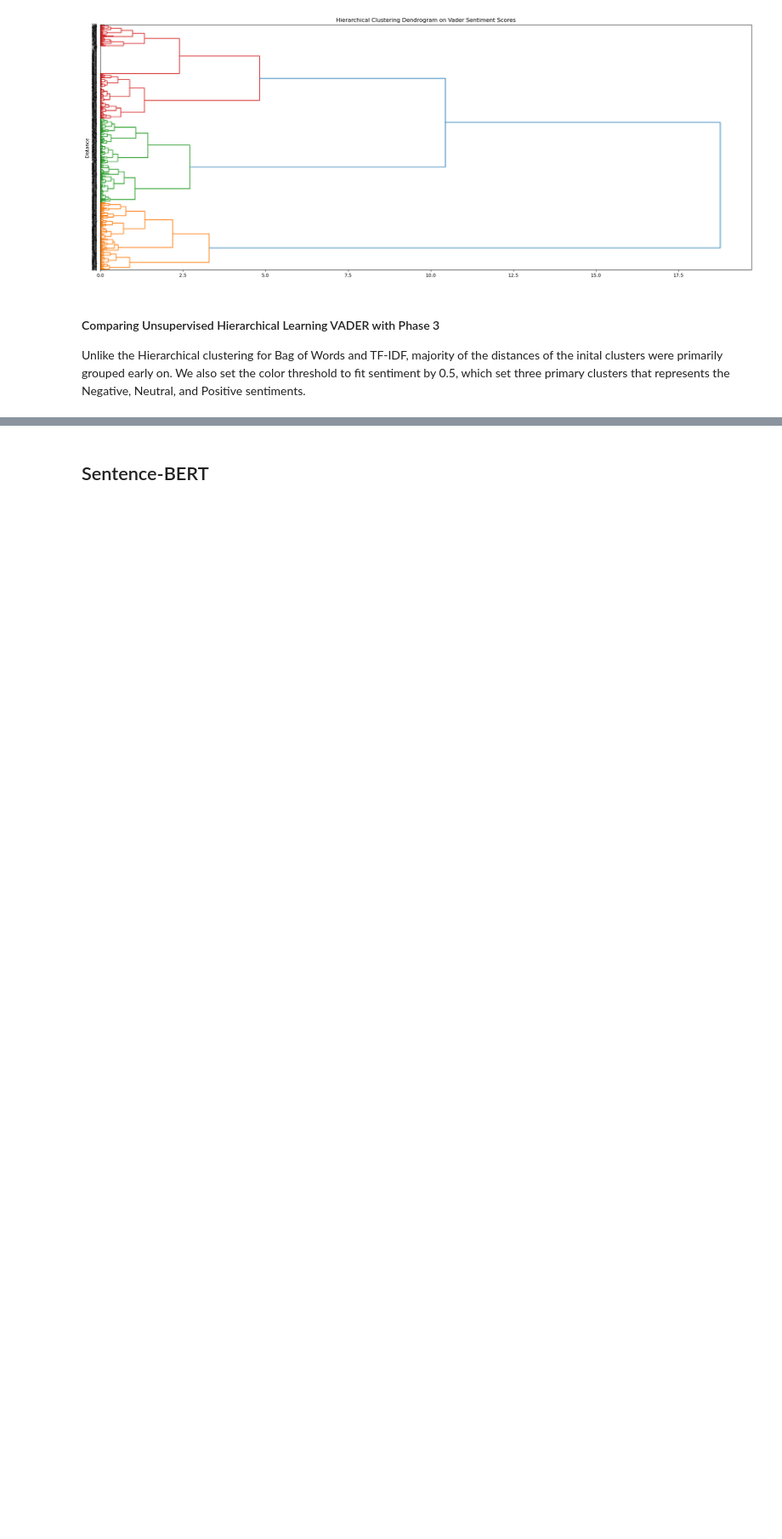
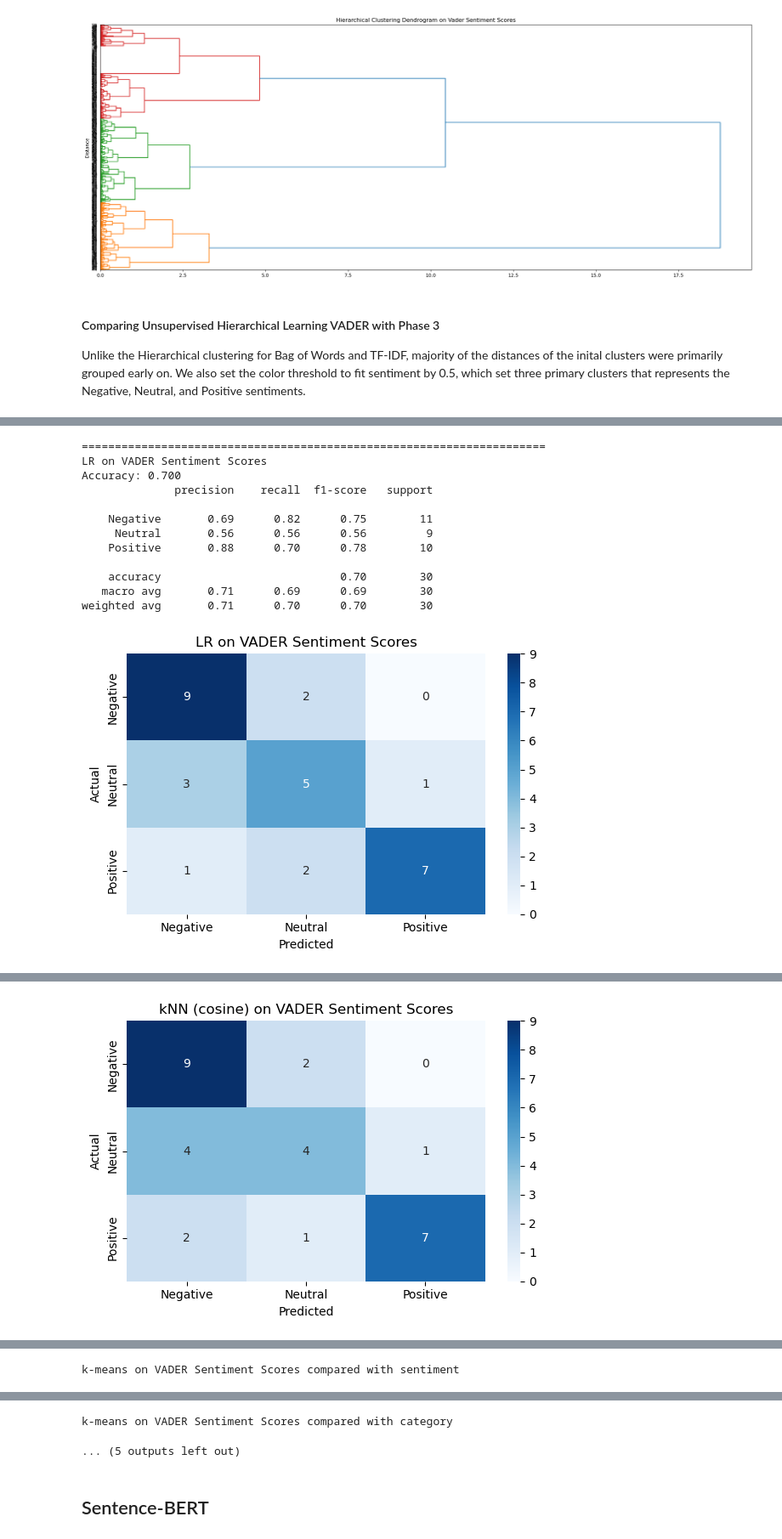
Before and after one commit to avamwilliams/105final, a Jupyter notebook: main.ipynb, the cells around one changed output, grey strips where cells are left out. Shown at 85% size. Drawn from its saved outputs; the diff is of its cells as text; code cells hidden in the pictures; blank space fills up the shorter version.

Commit message:
Added VADER reduced subset with by utilizing the .sample function

```diff
--- a/main.ipynb
+++ b/main.ipynb
@@ -1052,0 +1055,72 @@ Unlike the Hierarchical clustering for Bag of Words and TF-IDF, majority of the
+# %%
+#Compare VADER with a smaller dataset.
+
+#Take a smaller subset of the data
+random_dataset = df.sample(n=150, random_state=RANDOM_STATE)
+X_vader_subset = random_dataset[['neg', 'neu', 'pos', 'compound']]
+y_category_subset = random_dataset["category_label"]
+y_sentiment_subset = random_dataset["sentiment"]
+
+#Then run logistic regression, kNN, k-means, and hierarchical clustering on the VADER sentiment scores.
+tasks.append(evaluate_classifier(
+    LogisticRegression(max_iter=1000, random_state=RANDOM_STATE),
+    X_vader_subset, y_sentiment_subset,
+    "LR on VADER Sentiment Scores"
+))
+
+tasks.append(evaluate_classifier(
+    KNeighborsClassifier(n_neighbors=5, metric="cosine"),
+    X_vader_subset, y_sentiment_subset,
+    "kNN (cosine) on VADER Sentiment Scores"
+))
+
+scaler = MinMaxScaler()
+X_vader_subset_scaled = scaler.fit_transform(X_vader_subset)
+tasks.append(evaluate_classifier(
+    MultinomialNB(),
+    X_vader_subset_scaled, y_sentiment_subset,
+    "NB on VADER Sentiment Scores"
+))
+
+tasks.append(evaluate_classifier(
+    RandomForestClassifier(n_estimators=200, random_state=RANDOM_STATE),
+    X_vader_subset, y_sentiment_subset,
+    "RF on VADER Sentiment Scores"
+))
+
+vader_clusters = run_kmeans_and_compare(X_vader_subset,
+                                        "sentiment",
+                                        "k-means on VADER Sentiment Scores compared with sentiment")
+vader_clusters = run_kmeans_and_compare(X_vader_subset,
+                                        "category_label",
+                                        "k-means on VADER Sentiment Scores compared with category")
+
+plot_pca_projection(X_vader_subset, y_category_subset, "VADER Sentiment Scores PCA Projection Colored By True Category")
+plot_pca_projection(X_vader_subset, y_sentiment_subset, "VADER Sentiment Scores PCA Projection Colored By True Sentiment")
+
+linked = linkage(dense_array(X_vader_subset), method = "ward")
+
+plt.figure(figsize=(20,8))
+dendrogram(linked,
+            orientation = 'right',
+            leaf_font_size=6,
+            color_threshold=0.5 * max(linked[:, 2])
+          )
+plt.title("Hierarchical Clustering Dendrogram on Vader Sentiment Scores")
+plt.ylabel("Distance")
+plt.tight_layout()
+plt.show()
+# %% [output]
+======================================================================
+LR on VADER Sentiment Scores
+Accuracy: 0.700
+              precision    recall  f1-score   support
+
+    Negative       0.69      0.82      0.75        11
+     Neutral       0.56      0.56      0.56         9
+    Positive       0.88      0.70      0.78        10
+
+    accuracy                           0.70        30
+   macro avg       0.71      0.69      0.69        30
+weighted avg       0.71      0.70      0.70        30
+[figure, added]
@@ -1052,0 +1139 @@ Unlike the Hierarchical clustering for Bag of Words and TF-IDF, majority of the
+[figure, added]
@@ -1052,0 +1166 @@ Unlike the Hierarchical clustering for Bag of Words and TF-IDF, majority of the
+k-means on VADER Sentiment Scores compared with sentiment
@@ -1053,3 +1175,5 @@ Unlike the Hierarchical clustering for Bag of Words and TF-IDF, majority of the
+k-means on VADER Sentiment Scores compared with category
+... (5 outputs left out)
 # %% [markdown]
 ## Sentence-BERT
 # %%
```
Also changed, not shown: parts of 2 cells of this notebook.
